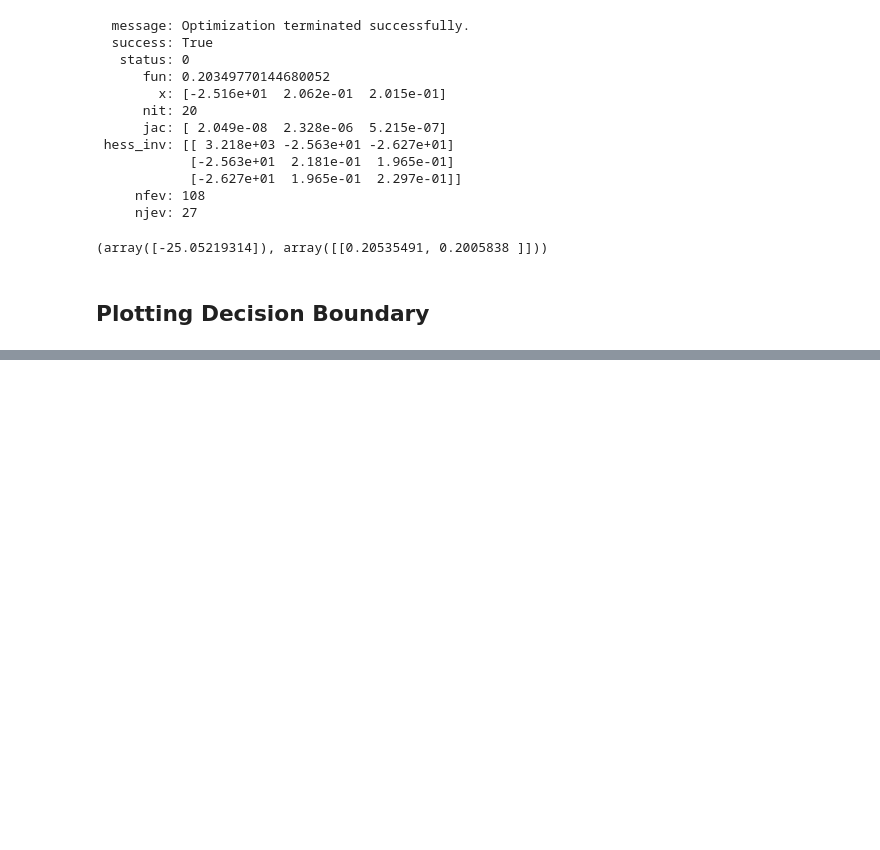
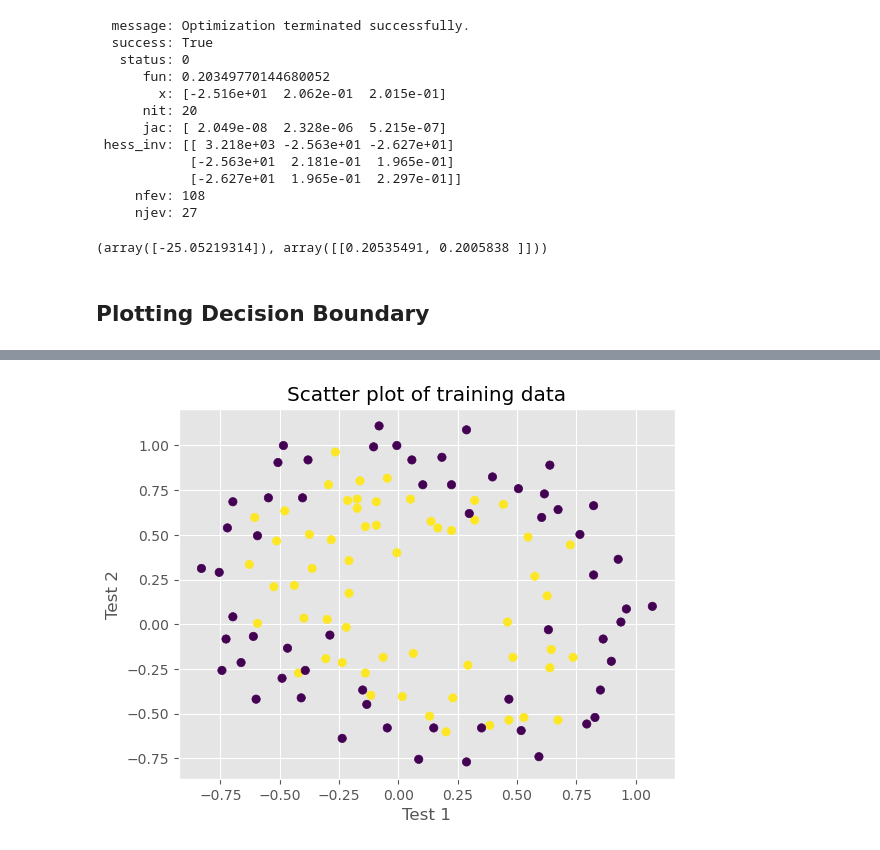
Before and after one commit to samisaf/Learning-AI, a Jupyter notebook: Coursera - Machine Learning/Logistic Regression.ipynb, the cells around one changed output, grey strips where cells are left out. Drawn from its saved outputs; the diff is of its cells as text; code cells hidden in the pictures; blank space fills up the shorter version.

```diff
--- a/Coursera - Machine Learning/Logistic Regression.ipynb
+++ b/Coursera - Machine Learning/Logistic Regression.ipynb
@@ -164,11 +163,11 @@ print(y1[0:3])
  [35.84740877 72.90219803]]
 [0. 0. 0.]
 # %%
-def plotData(data):
+def plotData(data, xlabel='Exam 1 Score', ylabel='Exam 2 Score', title='Scatter plot of training data'):
     plt.scatter(data[:, 0], data[:, 1], c=data[:, 2])
-    plt.xlabel('Exam 1 Score')
-    plt.ylabel('Exam 2 Score')
-    plt.title('Scatter plot of training data')
+    plt.xlabel(xlabel)
+    plt.ylabel(ylabel)
+    plt.title(title)
     plt.show()
 
 plotData(data1)
@@ -238,0 +285,4 @@ plotData(data1) # Plotting Data
+# %%
+plotData(data2, 'Test 1', 'Test 2')
+# %% [output]
+[figure, added]
```
Also changed, not shown: parts of 14 cells of this notebook.
